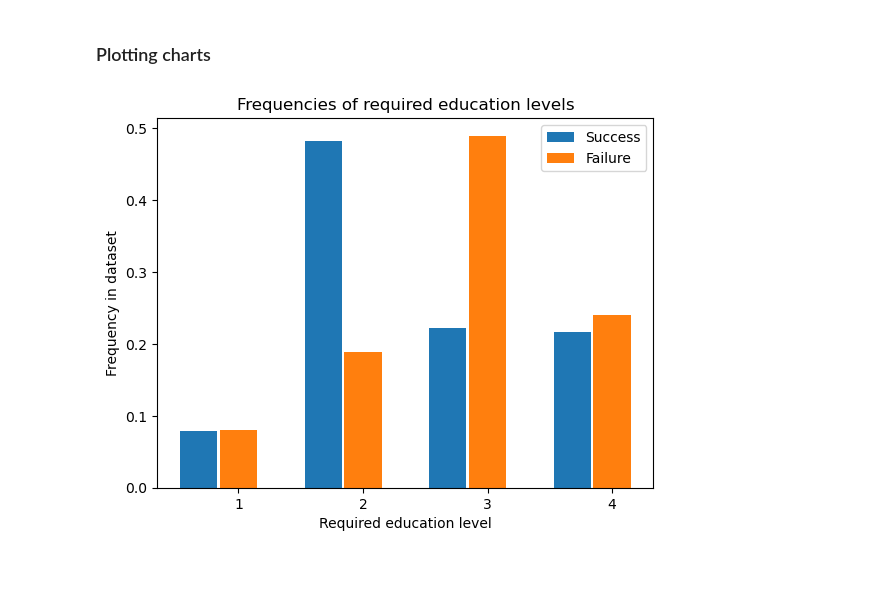
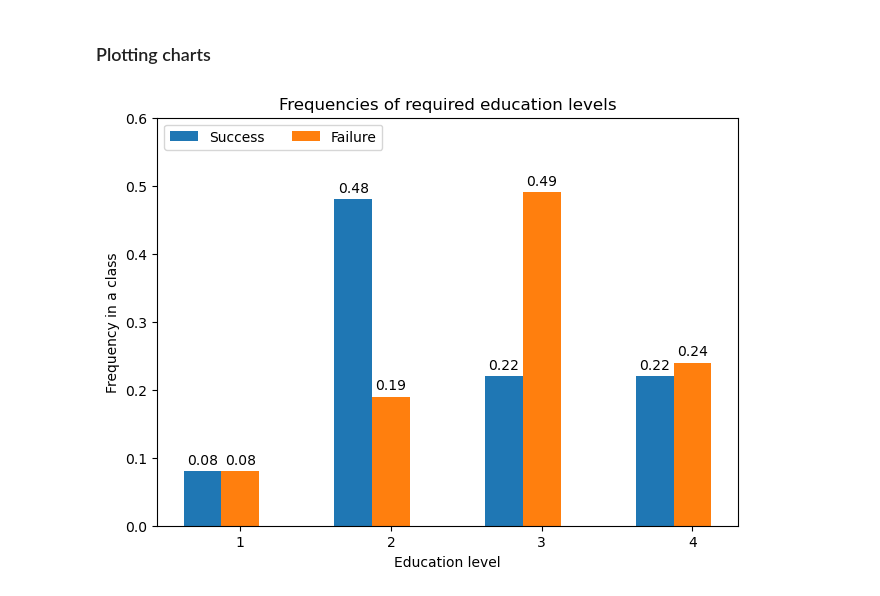
Before and after one commit to BERENZ/2024-mgr-sluzba-cywilna, a Jupyter notebook: Python/Code/EDA.ipynb, the cells around one changed output. Saved outputs shown, nothing was run; the diff lists cells and outputs as text; code cells hidden in the pictures; blank space fills up the shorter version.

Commit message:
EDA-plotting frequencies
Finished charts

```diff
--- a/Python/Code/EDA.ipynb
+++ b/Python/Code/EDA.ipynb
@@ -48,17 +48,3 @@ avg_req_len_success = df_success['requirements1'].str.len().mean()
 avg_req_len_failure = df_failure['requirements1'].str.len().mean()
 # %% [markdown]
 ### Plotting charts
-# %%
-# Required education level comparison.
-width = 0.30
-plt.bar(education_success["education"]-0.16, education_success["frequency"], width, tick_label=[1,2,3,4])
-plt.bar(education_failure["education"]+0.16, education_failure["frequency"], width, tick_label=[1,2,3,4])
-
-plt.title('Frequencies of required education levels')
-plt.xlabel('Required education level')
-plt.ylabel('Frequency in dataset')
-plt.legend(['Success', 'Failure'])
-
-plt.show()
-# %% [output]
-[figure, removed]
@@ -64,0 +84,19 @@ plt.show()
+# %%
+# Required education level comparison.
+
+# First, we're rounding numbers for more clarity in the chart.
+rounded_ed_success_values = []
+rounded_ed_failure_values = []
+
+for number in education_success["frequency"].values:
+    rounded_ed_success_values.append(round(number, 2))
+for number in education_failure["frequency"].values:
+    rounded_ed_failure_values.append(round(number, 2))
+
+display_grouped_bar_chart(
+    ('1', '2', '3', '4'), rounded_ed_success_values,
+    rounded_ed_failure_values, 'Education level',
+    'Frequency in a class', 'Frequencies of required education levels', 0.60, placement='upper left'
+)
+# %% [output]
+[figure, added]
```
Also changed, not shown: parts of 7 cells of this notebook, 1 other file.
